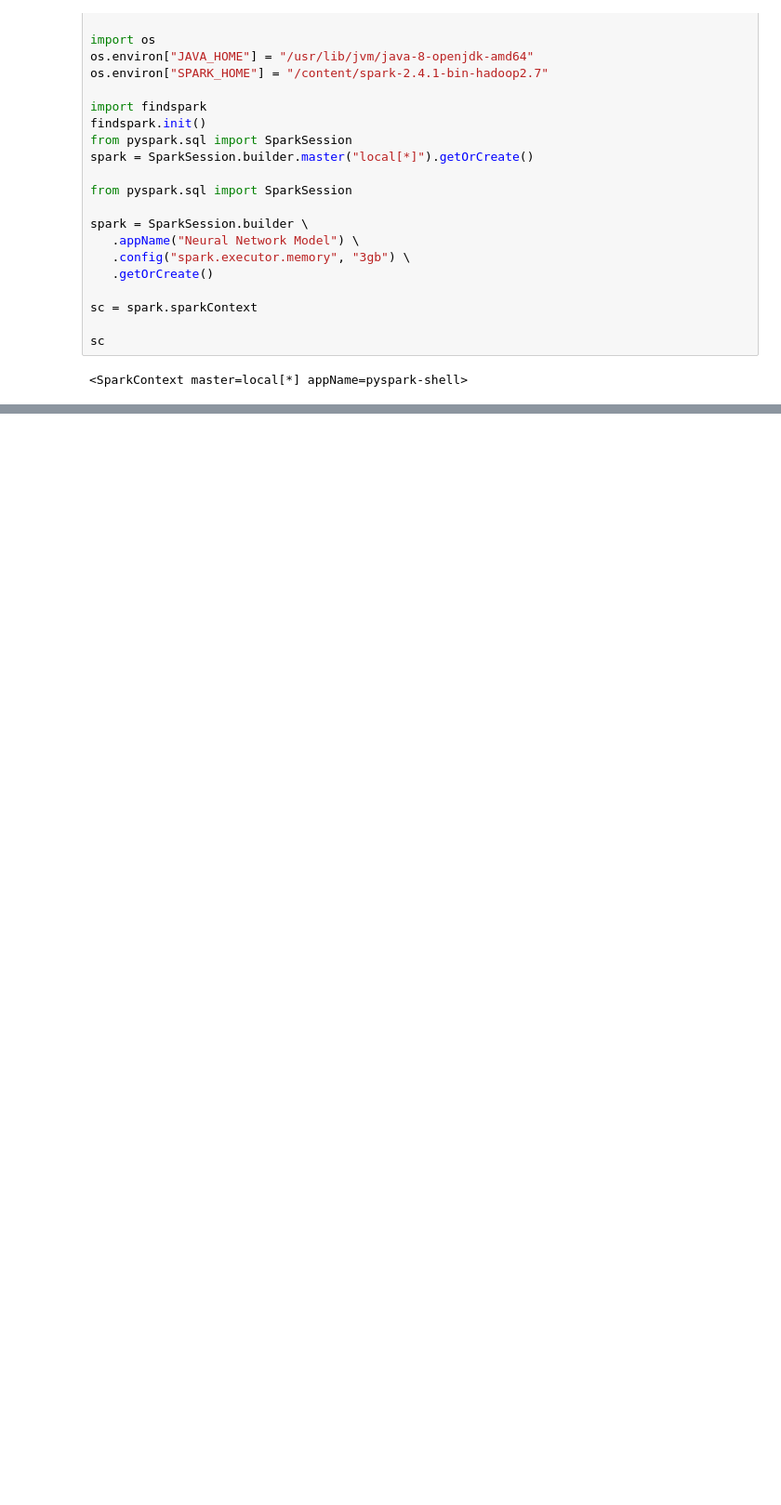
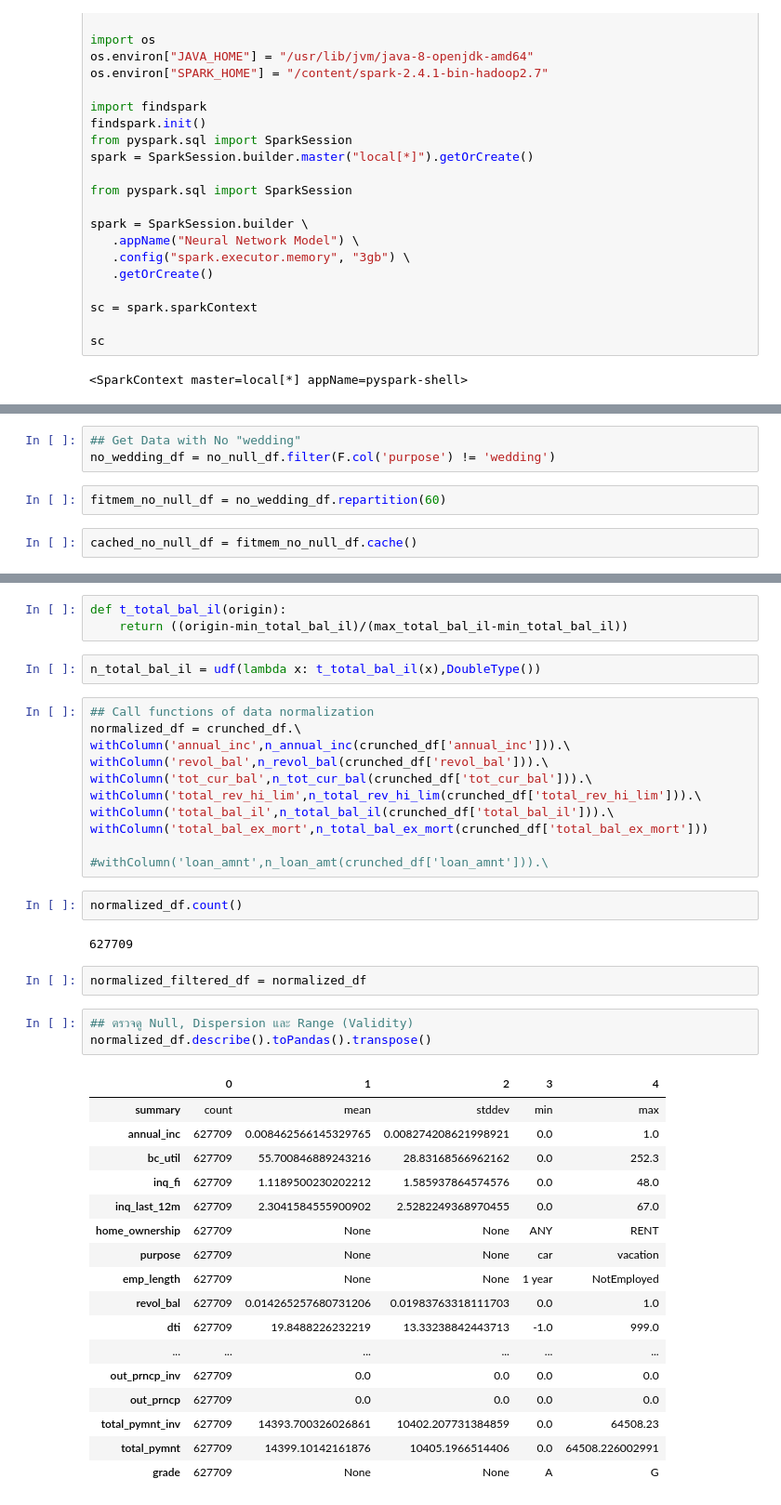
Before and after one commit to aekanun2020/2022-PySpark-from-Data-Eng.-to-Sci., a Jupyter notebook: _LAB_PredictionofArrivalDelay_PySpark_onColab.ipynb, the cells around one changed output, grey strips where cells are left out. Shown at 93% size. Drawn from its saved outputs; the diff is of its cells as text; blank space fills up the shorter version.

```diff
--- a/_LAB_PredictionofArrivalDelay_PySpark_onColab.ipynb
+++ b/_LAB_PredictionofArrivalDelay_PySpark_onColab.ipynb
@@ -106,0 +284,7 @@ withColumn('ArrDelay',col('ArrDelay').\
+# %%
+## Get Data with No "wedding"
+no_wedding_df = no_null_df.filter(F.col('purpose') != 'wedding')
+# %%
+fitmem_no_null_df = no_wedding_df.repartition(60)
+# %%
+cached_no_null_df = fitmem_no_null_df.cache()
@@ -350,0 +480,43 @@ print(t.time()-start_time)
+# %%
+def t_total_bal_il(origin):
+    return ((origin-min_total_bal_il)/(max_total_bal_il-min_total_bal_il))
+# %%
+n_total_bal_il = udf(lambda x: t_total_bal_il(x),DoubleType())
+# %%
+## Call functions of data normalization
+normalized_df = crunched_df.\
+withColumn('annual_inc',n_annual_inc(crunched_df['annual_inc'])).\
+withColumn('revol_bal',n_revol_bal(crunched_df['revol_bal'])).\
+withColumn('tot_cur_bal',n_tot_cur_bal(crunched_df['tot_cur_bal'])).\
+withColumn('total_rev_hi_lim',n_total_rev_hi_lim(crunched_df['total_rev_hi_lim'])).\
+withColumn('total_bal_il',n_total_bal_il(crunched_df['total_bal_il'])).\
+withColumn('total_bal_ex_mort',n_total_bal_ex_mort(crunched_df['total_bal_ex_mort']))
+
+#withColumn('loan_amnt',n_loan_amt(crunched_df['loan_amnt'])).\
+# %%
+normalized_df.count()
+# %% [output]
+627709
+# %%
+normalized_filtered_df = normalized_df
+# %%
+## ตรวจดู Null, Dispersion และ Range (Validity)
+normalized_df.describe().toPandas().transpose()
+# %% [output]
+|  | 0 | 1 | 2 | 3 | 4 |
+| summary | count | mean | stddev | min | max |
+| annual_inc | 627709 | 0.008462566145329765 | 0.008274208621998921 | 0.0 | 1.0 |
+| bc_util | 627709 | 55.700846889243216 | 28.83168566962162 | 0.0 | 252.3 |
+| inq_fi | 627709 | 1.1189500230202212 | 1.585937864574576 | 0.0 | 48.0 |
+| inq_last_12m | 627709 | 2.3041584555900902 | 2.5282249368970455 | 0.0 | 67.0 |
+| home_ownership | 627709 | None | None | ANY | RENT |
+| purpose | 627709 | None | None | car | vacation |
+| emp_length | 627709 | None | None | 1 year | NotEmployed |
+| revol_bal | 627709 | 0.014265257680731206 | 0.01983763318111703 | 0.0 | 1.0 |
+| dti | 627709 | 19.8488226232219 | 13.33238842443713 | -1.0 | 999.0 |
+| ... | ... | ... | ... | ... | ... |
+| out_prncp_inv | 627709 | 0.0 | 0.0 | 0.0 | 0.0 |
+| out_prncp | 627709 | 0.0 | 0.0 | 0.0 | 0.0 |
+| total_pymnt_inv | 627709 | 14393.700326026861 | 10402.207731384859 | 0.0 | 64508.23 |
+| total_pymnt | 627709 | 14399.10142161876 | 10405.1966514406 | 0.0 | 64508.226002991 |
+| grade | 627709 | None | None | A | G |
```
Also changed, not shown: parts of 301 cells of this notebook.
